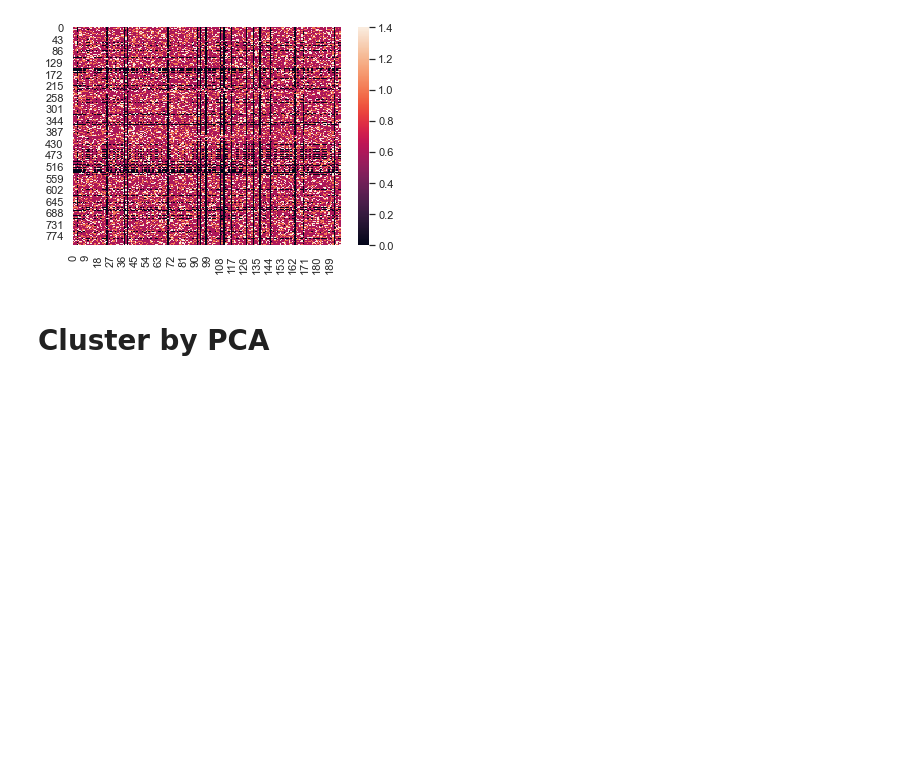
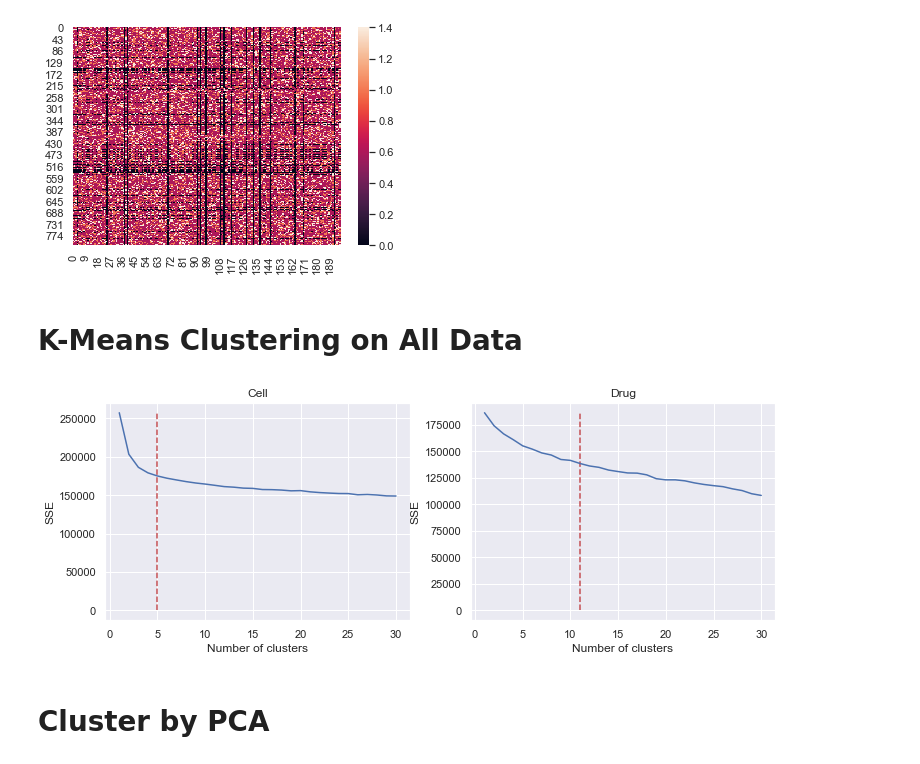
Before and after one commit to jessicaw9910/dsmath_project1, a Jupyter notebook: src/GDSC_Project.ipynb, the cells around one changed output. Cells and saved outputs as stored; diff of their text form; code cells hidden in the pictures; blank space fills up the shorter version.

```diff
--- a/src/GDSC_Project.ipynb
+++ b/src/GDSC_Project.ipynb
@@ -28,6 +34,35 @@ mx_train, idx_test, idx_val, idx_train, mask_test, mask_val, mask_train = proces
 sns.heatmap(mask_train * 0.6 + mask_val * 0.8 + mask_test);
 # %% [output]
 [figure]
+# %% [markdown]
+# K-Means Clustering on All Data
+# %%
+kmeans_kwargs = {"init": "random",
+                 "n_init": 10,
+                 "max_iter": 300,
+                 "random_state": seed}
+
+kmeans_cell, sse_cell, silhouette_cell = find_kmeans(mx_train, kmeans_kwargs)
+
+kmeans_drug, sse_drug, silhouette_drug = find_kmeans(mx_train.T, kmeans_kwargs)
+# %%
+fig, ax = plt.subplots(1, 2, figsize=(12,4));
+## cell
+plt.subplot(1, 2, 1);
+plt.plot(range(1, 31), sse_cell);
+plt.xlabel('Number of clusters');
+plt.ylabel('SSE');
+plt.vlines(x=len(np.unique(kmeans_cell.labels_)), ymin=0, ymax=max(sse_cell), colors='r', linestyle='dashed');
+plt.title('Cell');
+## drug
+plt.subplot(1, 2, 2);
+plt.plot(range(1, 31), sse_drug);
+plt.xlabel('Number of clusters');
+plt.ylabel('SSE');
+plt.vlines(x=len(np.unique(kmeans_drug.labels_)), ymin=0, ymax=max(sse_drug), colors='r', linestyle='dashed');
+plt.title('Drug');
+# %% [output]
+[figure, added]
 # %% [markdown]
 # Cluster by PCA
 # %% [markdown]
```
Also changed, not shown: parts of 11 cells of this notebook, 13 other files.
